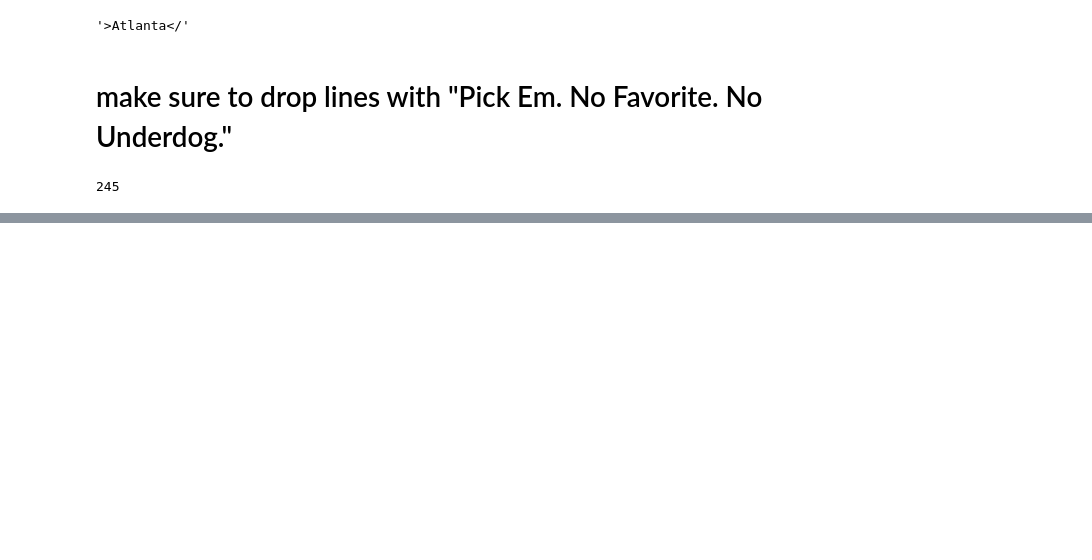
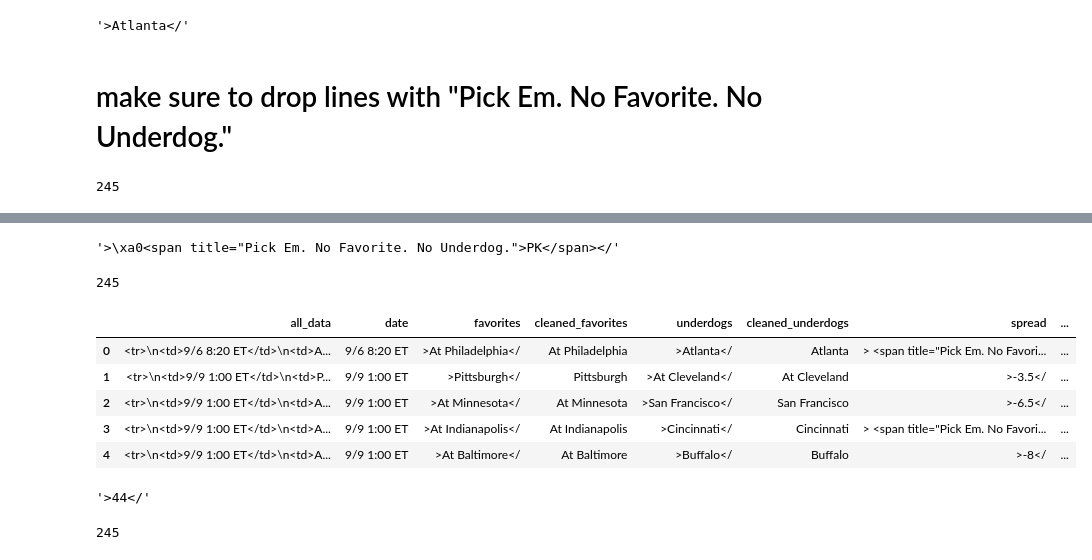
Before and after one commit to chutch303/nfl_bets, a Jupyter notebook: scrape_nfl.ipynb, the cells around one changed output, grey strips where cells are left out. Drawn from its saved outputs; the diff is of its cells as text; code cells hidden in the pictures; blank space fills up the shorter version.

```diff
--- a/scrape_nfl.ipynb
+++ b/scrape_nfl.ipynb
@@ -265,0 +285,3 @@ len(cleaned_underdogs)
+# %%
+week1_df['cleaned_underdogs'] = cleaned_underdogs
+week1_df.head()
@@ -265,0 +295,37 @@ len(cleaned_underdogs)
+# %%
+week1_df['all_data'][0].split('td')[5]
+# %% [output]
+'>\xa0<span title="Pick Em. No Favorite. No Underdog.">PK</span></'
+# %%
+#create spread column
+week1_df['spread'] = week1_df['all_data'].map(lambda x: x.split('td')[5] if len(x.split('td'))>3 else np.nan)
+# %%
+#clean spread column
+#loop thru each row and append each game's spread to a list
+
+cleaned_spreads = []
+
+for x in week1_df['spread']:
+    try:
+        spread1 = x.replace('<', '').replace('>', '').replace('/', '')
+    except AttributeError:
+        spread1 = spread1
+    cleaned_spreads.append(spread1)
+
+print(len(cleaned_spreads))
+# %% [output]
+245
+# %%
+week1_df['cleaned_spread'] = cleaned_spreads
+week1_df.head()
+# %% [output]
+|  | all_data | date | favorites | cleaned_favorites | underdogs | cleaned_underdogs | spread | ... |
+| 0 | <tr>\n<td>9/6 8:20 ET</td>\n<td>A... | 9/6 8:20 ET | >At Philadelphia</ | At Philadelphia | >Atlanta</ | Atlanta | > <span title="Pick Em. No Favori... | ... |
+| 1 | <tr>\n<td>9/9 1:00 ET</td>\n<td>P... | 9/9 1:00 ET | >Pittsburgh</ | Pittsburgh | >At Cleveland</ | At Cleveland | >-3.5</ | ... |
+| 2 | <tr>\n<td>9/9 1:00 ET</td>\n<td>A... | 9/9 1:00 ET | >At Minnesota</ | At Minnesota | >San Francisco</ | San Francisco | >-6.5</ | ... |
+| 3 | <tr>\n<td>9/9 1:00 ET</td>\n<td>A... | 9/9 1:00 ET | >At Indianapolis</ | At Indianapolis | >Cincinnati</ | Cincinnati | > <span title="Pick Em. No Favori... | ... |
+| 4 | <tr>\n<td>9/9 1:00 ET</td>\n<td>A... | 9/9 1:00 ET | >At Baltimore</ | At Baltimore | >Buffalo</ | Buffalo | >-8</ | ... |
+# %%
+week1_df['all_data'][0].split('td')[9]
+# %% [output]
+'>44</'
@@ -265,0 +335,16 @@ len(cleaned_underdogs)
+# %%
+#clean over_under column
+#loop thru each row and append each game's over_under to a list
+
+cleaned_over_under = []
+
+for x in week1_df['over_under']:
+    try:
+        ou1 = x.replace('<', '').replace('>', '').replace('/', '')
+    except AttributeError:
+        ou1 = ou1
+    cleaned_over_under.append(ou1)
+
+print(len(cleaned_over_under))
+# %% [output]
+245
```
Also changed, not shown: parts of 9 cells of this notebook.
